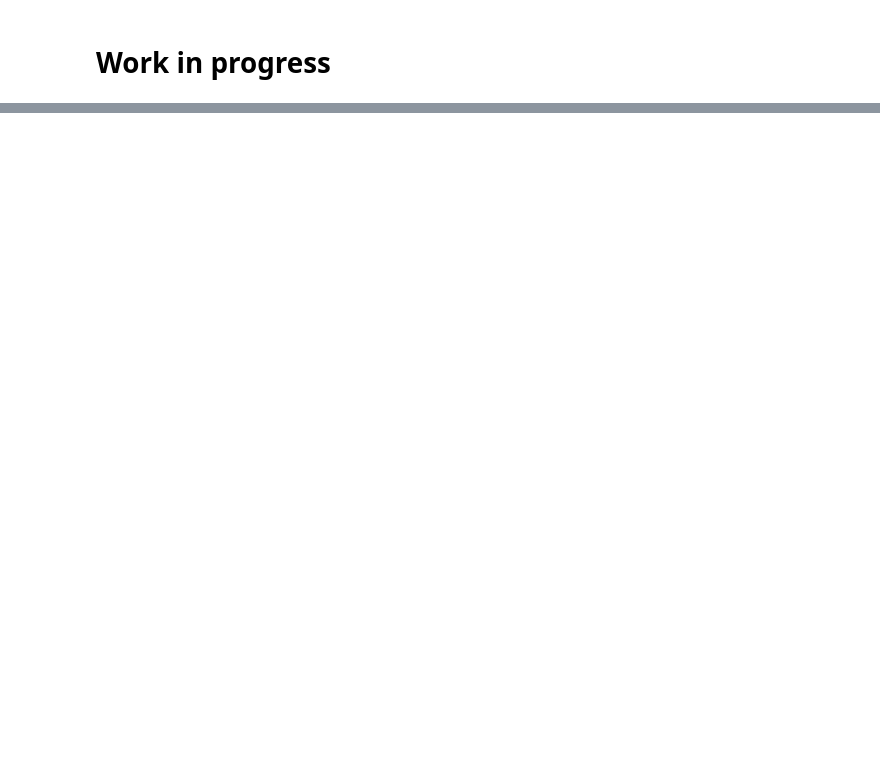
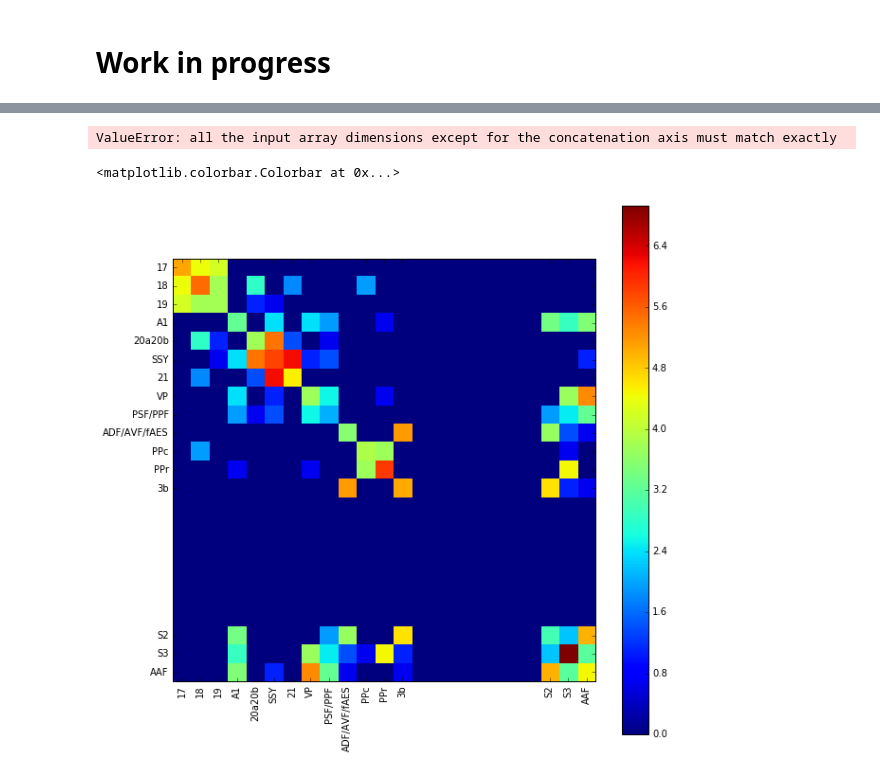
Before and after one commit to celinede/scripts4DWI_dipy_brainhack, a Jupyter notebook: connectivitymatrix.ipynb, the cells around one changed output, grey strips where cells are left out. Saved outputs shown, nothing was run; the diff lists cells and outputs as text; code cells hidden in the pictures; blank space fills up the shorter version.

```diff
--- a/connectivitymatrix.ipynb
+++ b/connectivitymatrix.ipynb
@@ -43,0 +35,6 @@ mask.shape
+# %%
+affineedited = np.zeros((4,4))
+affineedited[0,0]=0.24
+affineedited[1,1]=0.24
+affineedited[2,2]=0.24
+affineedited[3,3]=1
@@ -43,0 +52,10 @@ mask.shape
+# %%
+# can't use until we have labels
+
+M, grouping = utils.connectivity_matrix(streamlines, mask, affine=affineedited,
+                                        return_mapping=True,
+                                        mapping_as_streamlines=True)
+# %%
+labels = np.loadtxt(dname+'Bizley2009/bizleycorrespondance.txt',dtype=character)
+# %%
+labels[:,0]=labels[:,0].astype(int)
@@ -43,0 +64,14 @@ mask.shape
+# %%
+Mconc = np.concatenate((M[1:13,1:13],M[21:24]),axis=1)
+# %% [output]
+ValueError: all the input array dimensions except for the concatenation axis must match exactly
+# %%
+plt.figure(figsize=(10,10))
+plt.imshow(np.log1p(M[1:,1:]), interpolation='nearest')
+plt.xticks(labels[:,0].astype(int)-1,labels[:,1],rotation='vertical') #labels[:,0].astype(int)
+plt.yticks(labels[:,0].astype(int)-1,labels[:,1])
+plt.colorbar()
+#plt.savefig(dname+"connectivity_-0.png")
+# %% [output]
+<matplotlib.colorbar.Colorbar at 0x...>
+[figure, added]
```
Also changed, not shown: parts of 16 cells of this notebook, 4 other files.
